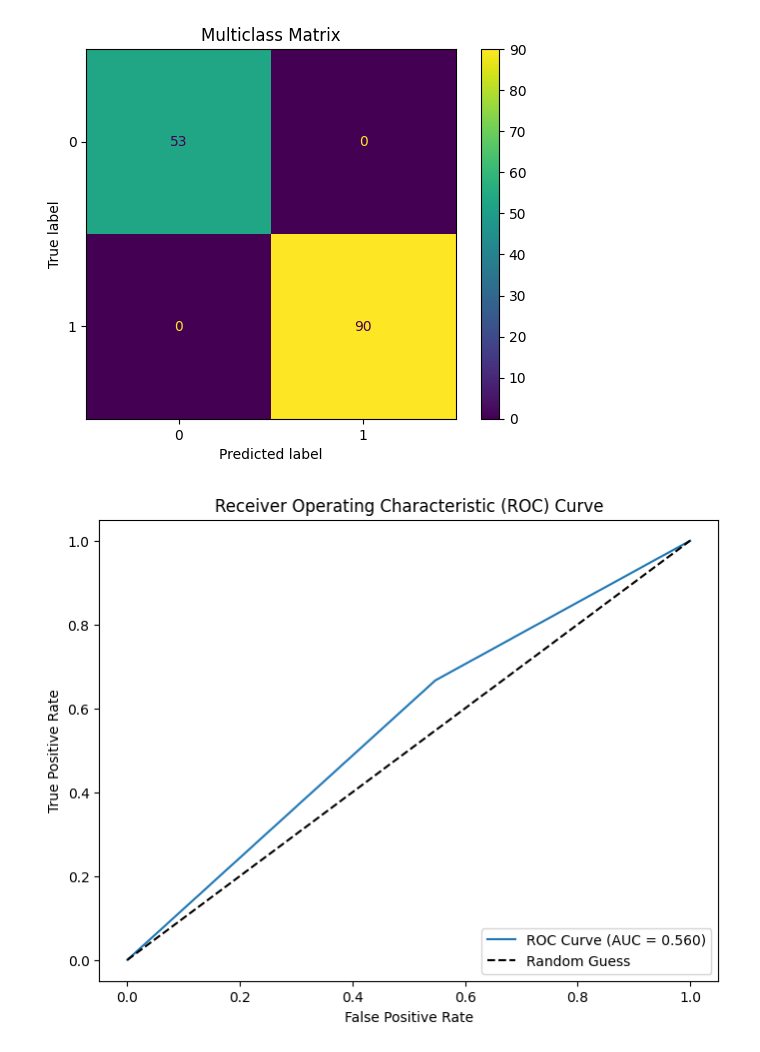
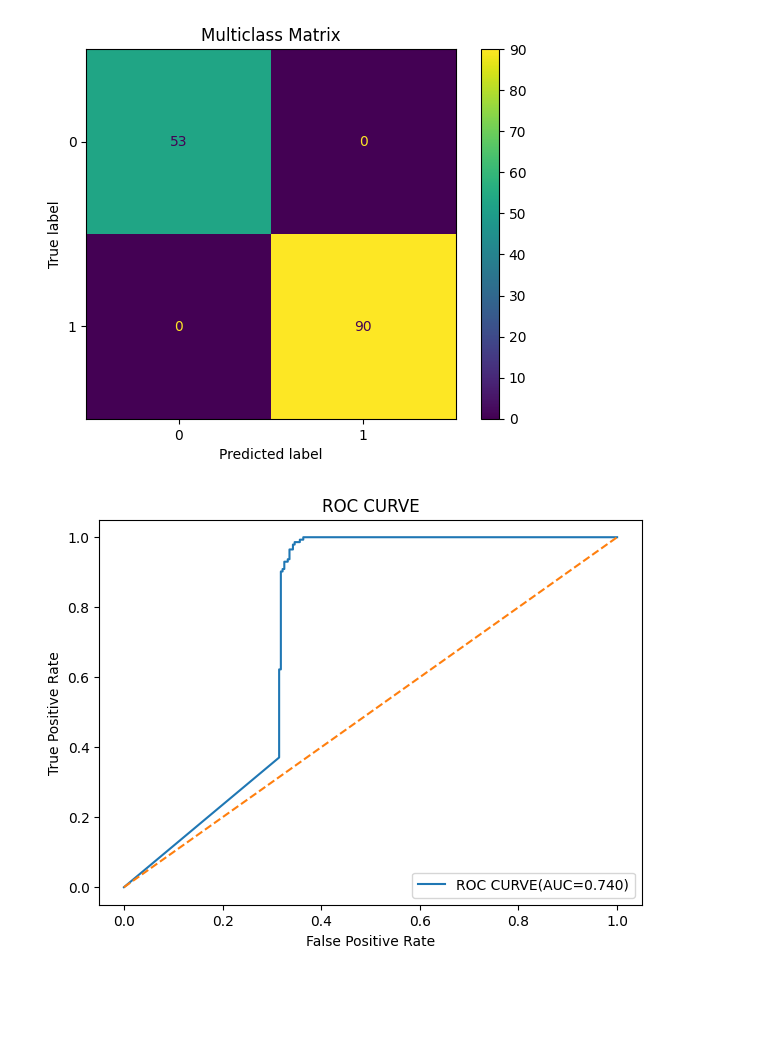
Before and after one commit to anmolS-1104/SML, a Jupyter notebook: SML /Exp7/Exp7 part2.ipynb, the cells around one changed output. Saved outputs shown, nothing was run; the diff lists cells and outputs as text; code cells hidden in the pictures; blank space fills up the shorter version.

```diff
--- a/SML /Exp7/Exp7 part2.ipynb
+++ b/SML /Exp7/Exp7 part2.ipynb
@@ -238,20 +241,37 @@ plt.show()
 # %% [output]
 [figure]
 # %%
-y_scores = y_prob[:, 1]
+import numpy as np
+from sklearn.metrics import roc_curve, auc
+from sklearn.preprocessing import label_binarize
+import matplotlib.pyplot as plt
 
-# 3. Calculate metrics
-fpr, tpr, thresholds = roc_curve(y_test, y_scores)
-auc_value = roc_auc_score(y_test, y_scores)
+# 1. Force the labels to have 3 columns (Shape: 25, 3)
+y_test_bin = label_binarize(y_test, classes=[0, 1, 2])
 
-# 4. Plot
-plt.figure(figsize=(8, 6))
-plt.plot(fpr, tpr, label=f"ROC Curve (AUC = {auc_value:.3f})")
-plt.plot([0, 1], [0, 1], 'k--', label="Random Guess")
-plt.xlabel("False Positive Rate")
-plt.ylabel("True Positive Rate")
-plt.title("Receiver Operating Characteristic (ROC) Curve")
+# 2. Get your current scores (Shape: 25, 2)
+y_score = best_model.predict_proba(X_test)
+
+
+# We add a column of 0.0 for the missing class
+if y_score.shape[1] == 2:
+    zero_column = np.zeros((y_score.shape[0], 1))
+    y_score_3 = np.hstack([y_score, zero_column])
+else:
+    y_score_3 = y_score
+
+# 4. Flatten both to (75,) so they match perfectly
+fpr, tpr, _ = roc_curve(y_test_bin.ravel(), y_score_3.ravel())
+roc_auc = auc(fpr, tpr)
+
+# 5. Plotting to match your image exactly
+plt.figure(figsize=(7, 5))
+plt.plot(fpr, tpr, label=f'ROC CURVE(AUC={roc_auc:.3f})')
+plt.plot([0, 1], [0, 1], linestyle='--')
+plt.xlabel('False Positive Rate')
+plt.ylabel('True Positive Rate')
+plt.title('ROC CURVE')
 plt.legend(loc="lower right")
 plt.show()
 # %% [output]
-[figure, old version]
+[figure, new version]
```
Also changed, not shown: parts of 4 cells of this notebook, 1 other file.
